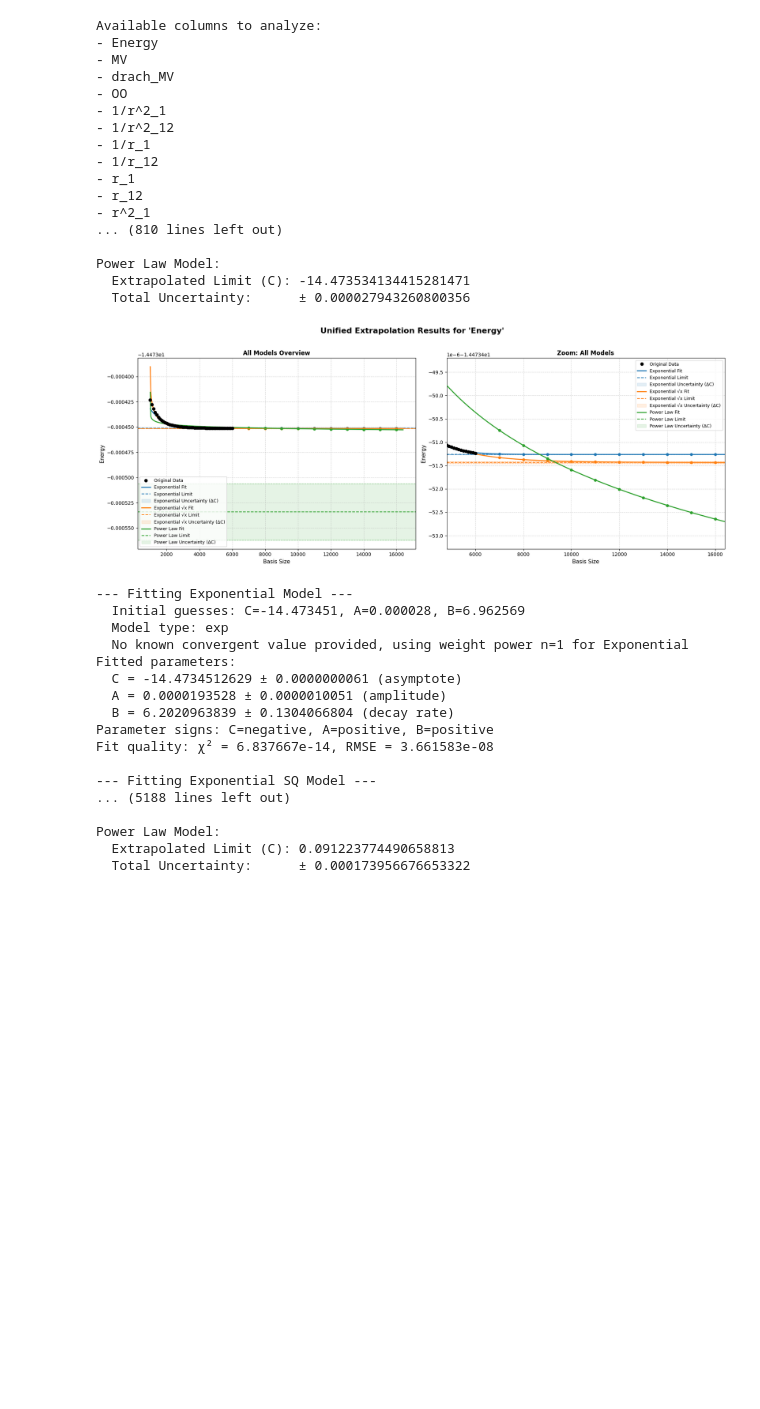
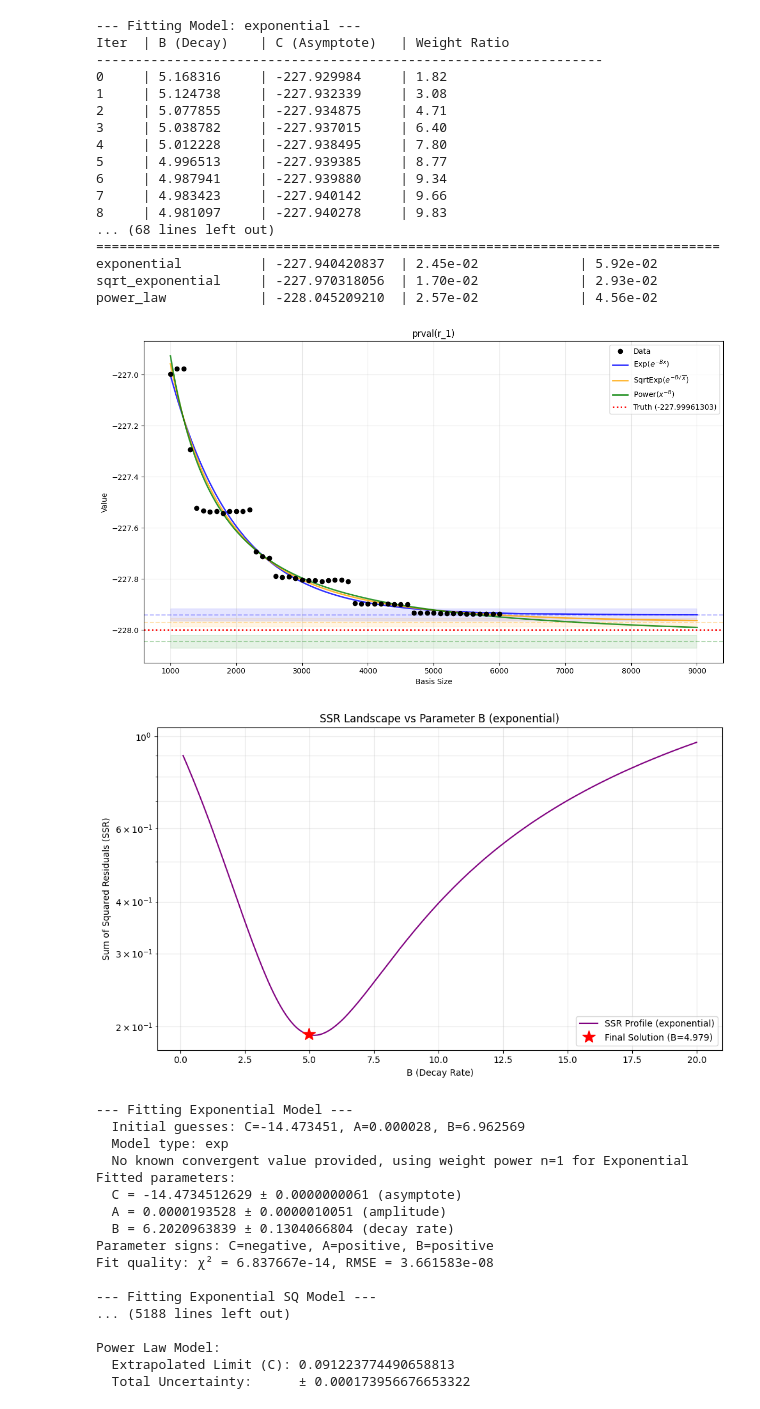
Before and after one commit to trulyaldi/extrapolation, a Jupyter notebook: src/test_inf_v3.ipynb, the cells around one changed output. Cells and saved outputs as stored; diff of their text form; code cells hidden in the pictures; blank space fills up the shorter version.

```diff
--- a/src/test_inf_v3.ipynb
+++ b/src/test_inf_v3.ipynb
@@ -77,26 +56,29 @@ be_1po_inf
-# %%
-import extrapolator
-
-extrapolator.unified_extrapolator(be_1po_init).fit()
-# %% [output]
-Available columns to analyze:
-- Energy
-- MV
-- drach_MV
-- OO
-- 1/r^2_1
-- 1/r^2_12
-- 1/r_1
-- 1/r_12
-- r_1
-- r_12
-- r^2_1
-... (810 lines left out)
-
-Power Law Model:
-  Extrapolated Limit (C): -14.473534134415281471
-  Total Uncertainty:      ± 0.000027943260800356
-[figure, removed]
+# %%
+from extrapolator import VarProIRLS
+
+solver = VarProIRLS(be_3se_init, 'basis size', 'prval(r_1)')
+solver.fit_irls()
+solver.plot(truth_val = -227.99961303407999)
+# %% [output]
+--- Fitting Model: exponential ---
+Iter  | B (Decay)    | C (Asymptote)   | Weight Ratio
+-----------------------------------------------------------------
+0     | 5.168316     | -227.929984     | 1.82
+1     | 5.124738     | -227.932339     | 3.08
+2     | 5.077855     | -227.934875     | 4.71
+3     | 5.038782     | -227.937015     | 6.40
+4     | 5.012228     | -227.938495     | 7.80
+5     | 4.996513     | -227.939385     | 8.77
+6     | 4.987941     | -227.939880     | 9.34
+7     | 4.983423     | -227.940142     | 9.66
+8     | 4.981097     | -227.940278     | 9.83
+... (68 lines left out)
+================================================================================
+exponential          | -227.940420837  | 2.45e-02             | 5.92e-02
+sqrt_exponential     | -227.970318056  | 1.70e-02             | 2.93e-02
+power_law            | -228.045209210  | 2.57e-02             | 4.56e-02
+[figure, added]
+[figure, added]
 # %%
 reference_values = pd.read_csv('/home/aldiyar/extrapolation/large-dataset/reference_vals.txt', delim_whitespace=True)
 # %%
```
Also changed, not shown: parts of 7 cells of this notebook, 3 other files.
